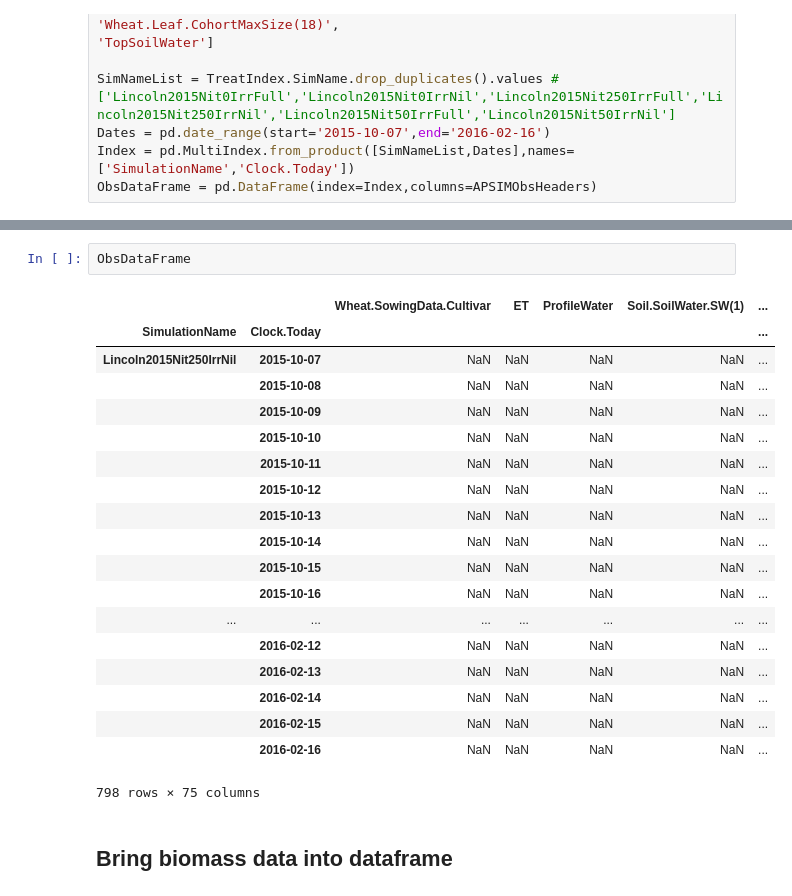
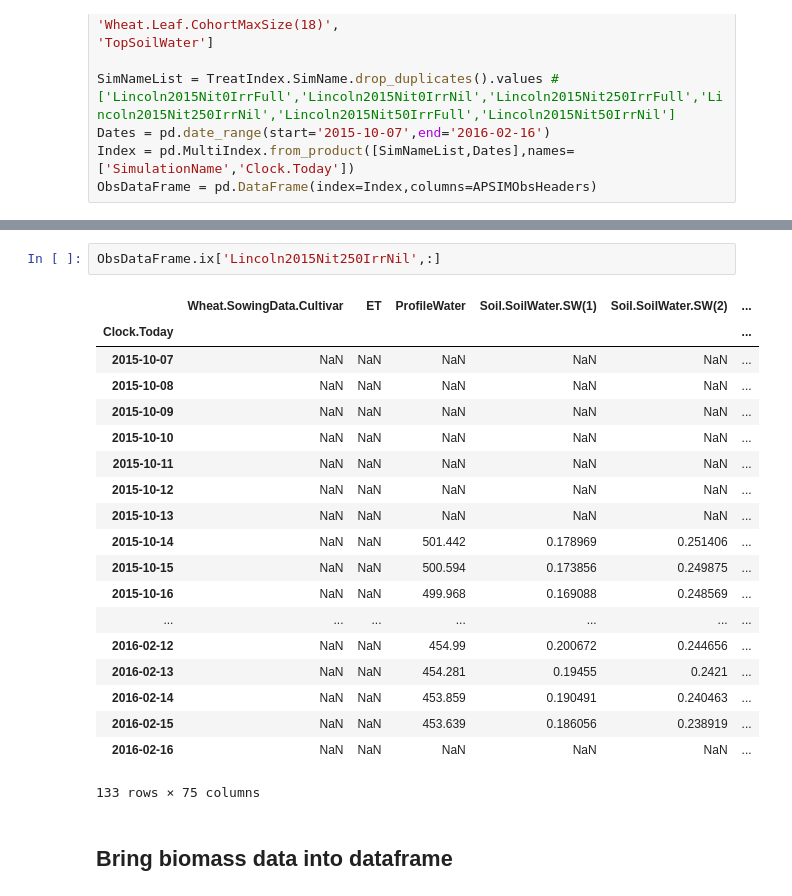
Before and after one commit to HamishBrownPFR/APSIMArbitrator, a Jupyter notebook: CreateAPSIMObservedFile.ipynb, the cells around one changed output, grey strips where cells are left out. Drawn from its saved outputs; the diff is of its cells as text.

```diff
--- a/CreateAPSIMObservedFile.ipynb
+++ b/CreateAPSIMObservedFile.ipynb
@@ -177,25 +198,25 @@ ObsDataFrame = pd.DataFrame(index=Index,columns=APSIMObsHeaders)
 # %%
-ObsDataFrame
+ObsDataFrame.ix['Lincoln2015Nit250IrrNil',:]
 # %% [output]
-|  |  | Wheat.SowingData.Cultivar | ET | ProfileWater | Soil.SoilWater.SW(1) | ... |
-| SimulationName | Clock.Today |  |  |  |  | ... |
-| Lincoln2015Nit250IrrNil | 2015-10-07 | NaN | NaN | NaN | NaN | ... |
-|  | 2015-10-08 | NaN | NaN | NaN | NaN | ... |
-|  | 2015-10-09 | NaN | NaN | NaN | NaN | ... |
-|  | 2015-10-10 | NaN | NaN | NaN | NaN | ... |
-|  | 2015-10-11 | NaN | NaN | NaN | NaN | ... |
-|  | 2015-10-12 | NaN | NaN | NaN | NaN | ... |
-|  | 2015-10-13 | NaN | NaN | NaN | NaN | ... |
-|  | 2015-10-14 | NaN | NaN | NaN | NaN | ... |
-|  | 2015-10-15 | NaN | NaN | NaN | NaN | ... |
-|  | 2015-10-16 | NaN | NaN | NaN | NaN | ... |
+|  | Wheat.SowingData.Cultivar | ET | ProfileWater | Soil.SoilWater.SW(1) | Soil.SoilWater.SW(2) | ... |
+| Clock.Today |  |  |  |  |  | ... |
+| 2015-10-07 | NaN | NaN | NaN | NaN | NaN | ... |
+| 2015-10-08 | NaN | NaN | NaN | NaN | NaN | ... |
+| 2015-10-09 | NaN | NaN | NaN | NaN | NaN | ... |
+| 2015-10-10 | NaN | NaN | NaN | NaN | NaN | ... |
+| 2015-10-11 | NaN | NaN | NaN | NaN | NaN | ... |
+| 2015-10-12 | NaN | NaN | NaN | NaN | NaN | ... |
+| 2015-10-13 | NaN | NaN | NaN | NaN | NaN | ... |
+| 2015-10-14 | NaN | NaN | 501.442 | 0.178969 | 0.251406 | ... |
+| 2015-10-15 | NaN | NaN | 500.594 | 0.173856 | 0.249875 | ... |
+| 2015-10-16 | NaN | NaN | 499.968 | 0.169088 | 0.248569 | ... |
 | ... | ... | ... | ... | ... | ... | ... |
-|  | 2016-02-12 | NaN | NaN | NaN | NaN | ... |
-|  | 2016-02-13 | NaN | NaN | NaN | NaN | ... |
-|  | 2016-02-14 | NaN | NaN | NaN | NaN | ... |
-|  | 2016-02-15 | NaN | NaN | NaN | NaN | ... |
-|  | 2016-02-16 | NaN | NaN | NaN | NaN | ... |
+| 2016-02-12 | NaN | NaN | 454.99 | 0.200672 | 0.244656 | ... |
+| 2016-02-13 | NaN | NaN | 454.281 | 0.19455 | 0.2421 | ... |
+| 2016-02-14 | NaN | NaN | 453.859 | 0.190491 | 0.240463 | ... |
+| 2016-02-15 | NaN | NaN | 453.639 | 0.186056 | 0.238919 | ... |
+| 2016-02-16 | NaN | NaN | NaN | NaN | NaN | ... |
-798 rows × 75 columns
+133 rows × 75 columns
 # %% [markdown]
 ## Bring biomass data into dataframe
 # %%
```
Also changed, not shown: parts of 4 cells of this notebook, 1 other file.
